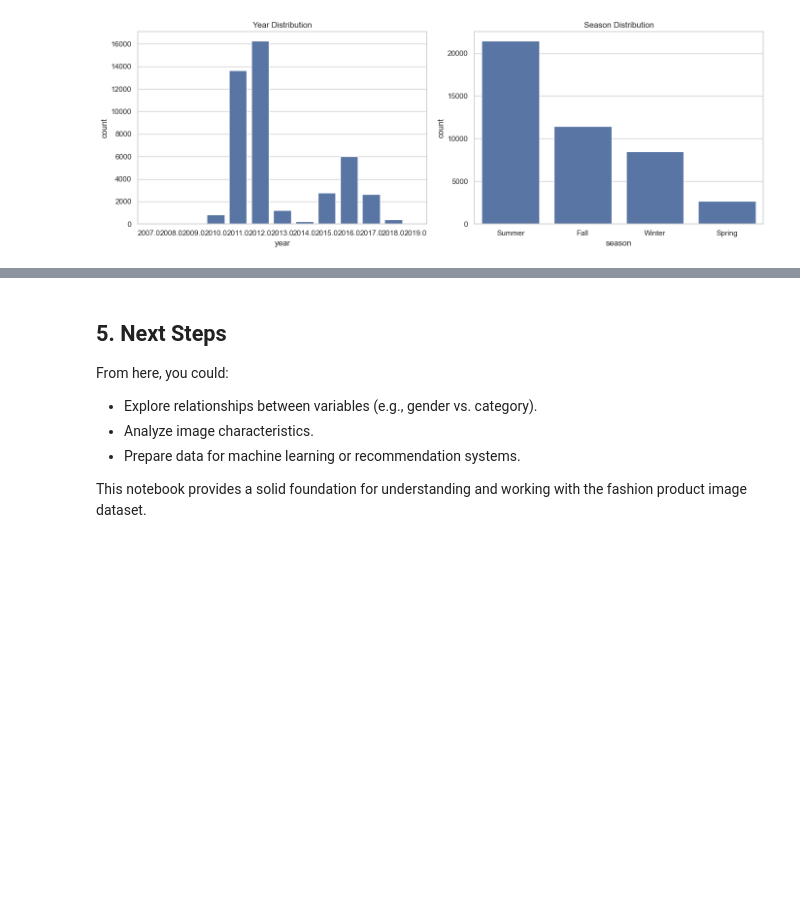
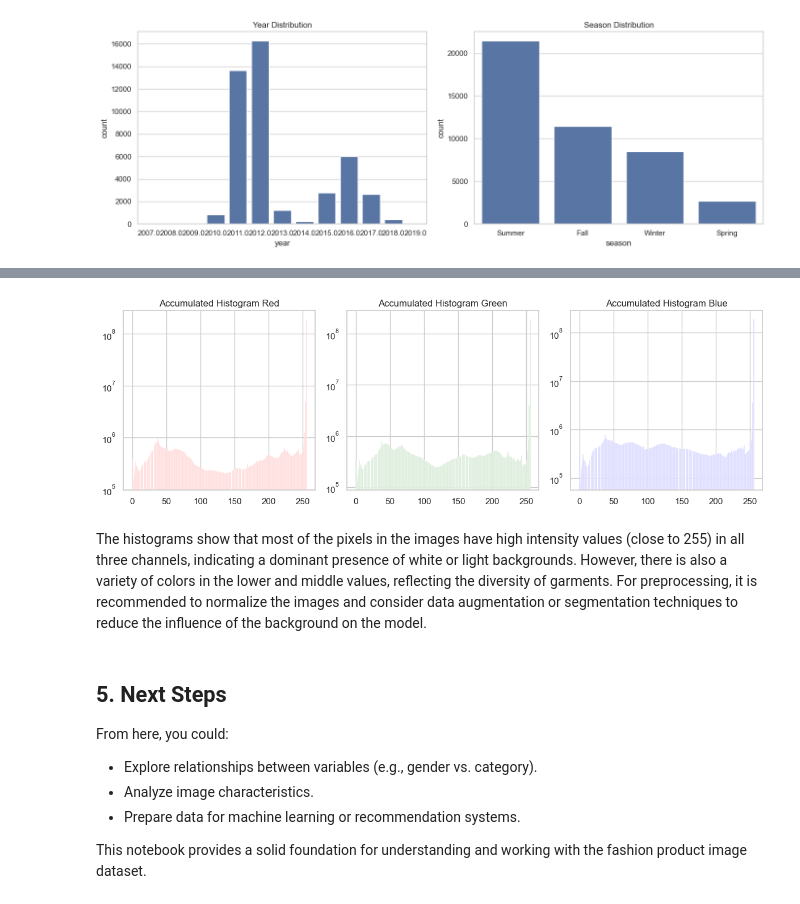
Before and after one commit to margavera/Facial-Expressions-Image-Classification, a Jupyter notebook: notebooks/EDA_Fashion_Images.ipynb, the cells around one changed output, grey strips where cells are left out. Saved outputs shown, nothing was run; the diff lists cells and outputs as text; code cells hidden in the pictures; blank space fills up the shorter version.

```diff
--- a/notebooks/EDA_Fashion_Images.ipynb
+++ b/notebooks/EDA_Fashion_Images.ipynb
@@ -143,3 +151,29 @@ Now, let's see how products are distributed over years and seasons. This can rev
 plot_year_season_distribution(df)
 # %% [output]
 [figure]
+# %%
+from PIL import Image
+import os
+
+# Ruta a la carpeta de imágenes
+img_folder = '../fashion-dataset/images/'
+
+# Muestra aleatoria de imágenes para analizar
+sample_files = images_df['filename'].sample(100, random_state=42)
+
+sizes = []
+modes = []
+
+for fname in sample_files:
+    try:
+        with Image.open(os.path.join(img_folder, fname)) as img:
+            sizes.append(img.size)
+            modes.append(img.mode)
+    except Exception as e:
+        continue
+
+# Análisis de tamaños
+import pandas as pd
+sizes_df = pd.DataFrame(sizes, columns=['width', 'height'])
+print(sizes_df.describe())
+print(pd.Series(modes).value_counts())
@@ -146,3 +192,10 @@ plot_year_season_distribution(df)
+# %%
+image_paths = [os.path.join(img_folder, fname) for fname in images_df['filename']]
+plot_dataset_histogram(image_paths, sample_size=100)
+# %% [output]
+[figure, added]
+# %% [markdown]
+The histograms show that most of the pixels in the images have high intensity values (close to 255) in all three channels, indicating a dominant presence of white or light backgrounds. However, there is also a variety of colors in the lower and middle values, reflecting the diversity of garments. For preprocessing, it is recommended to normalize the images and consider data augmentation or segmentation techniques to reduce the influence of the background on the model.
 # %% [markdown]
 ## 5. Next Steps
 
```
Also changed, not shown: parts of 7 cells of this notebook, 1 other file.
